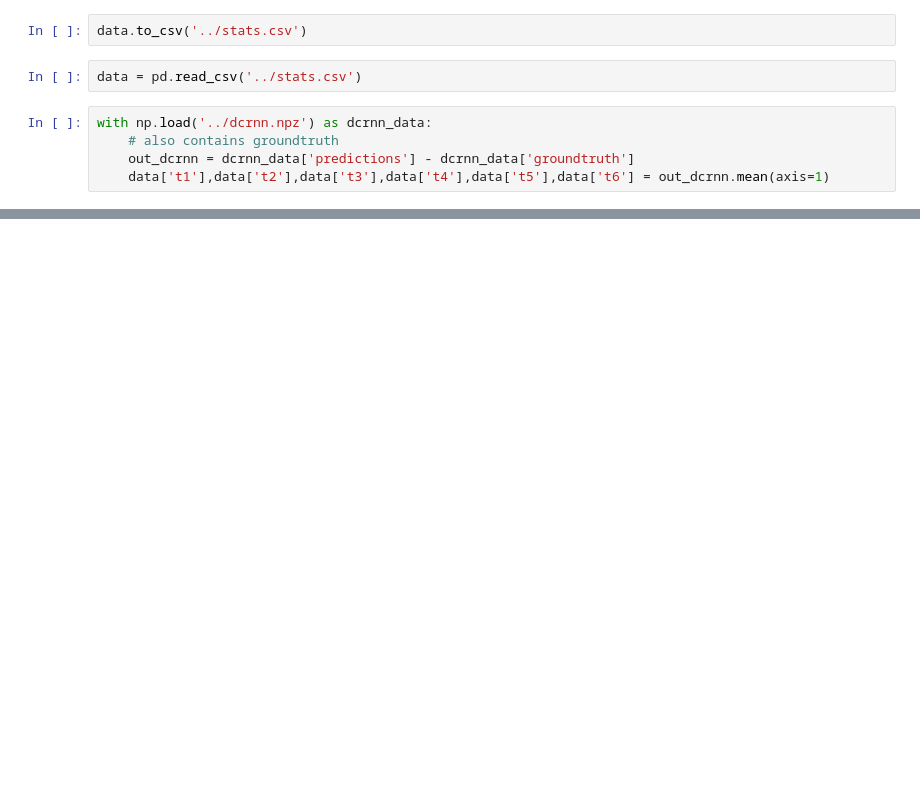
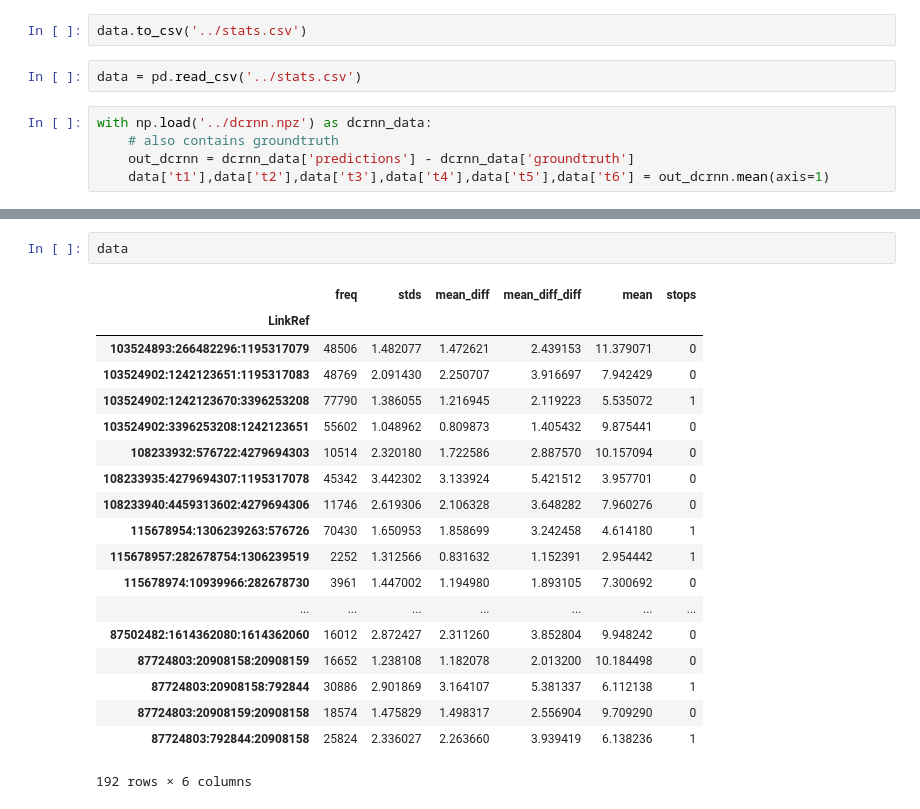
Before and after one commit to intelligenttrafficforecasting/busmodders, a Jupyter notebook: notebooks/stats.ipynb, the cells around one changed output, grey strips where cells are left out. Cells and saved outputs as stored; diff of their text form; blank space fills up the shorter version.

Commit message:
Fixed stats such it uses all data and not single frame for frequency.

```diff
--- a/notebooks/stats.ipynb
+++ b/notebooks/stats.ipynb
@@ -134,0 +145,22 @@ ValueError: Cannot broadcast operands together.
+# %%
+data
+# %% [output]
+|  | freq | stds | mean_diff | mean_diff_diff | mean | stops |
+| LinkRef |  |  |  |  |  |  |
+| 103524893:266482296:1195317079 | 48506 | 1.482077 | 1.472621 | 2.439153 | 11.379071 | 0 |
+| 103524902:1242123651:1195317083 | 48769 | 2.091430 | 2.250707 | 3.916697 | 7.942429 | 0 |
+| 103524902:1242123670:3396253208 | 77790 | 1.386055 | 1.216945 | 2.119223 | 5.535072 | 1 |
+| 103524902:3396253208:1242123651 | 55602 | 1.048962 | 0.809873 | 1.405432 | 9.875441 | 0 |
+| 108233932:576722:4279694303 | 10514 | 2.320180 | 1.722586 | 2.887570 | 10.157094 | 0 |
+| 108233935:4279694307:1195317078 | 45342 | 3.442302 | 3.133924 | 5.421512 | 3.957701 | 0 |
+| 108233940:4459313602:4279694306 | 11746 | 2.619306 | 2.106328 | 3.648282 | 7.960276 | 0 |
+| 115678954:1306239263:576726 | 70430 | 1.650953 | 1.858699 | 3.242458 | 4.614180 | 1 |
+| 115678957:282678754:1306239519 | 2252 | 1.312566 | 0.831632 | 1.152391 | 2.954442 | 1 |
+| 115678974:10939966:282678730 | 3961 | 1.447002 | 1.194980 | 1.893105 | 7.300692 | 0 |
+| ... | ... | ... | ... | ... | ... | ... |
+| 87502482:1614362080:1614362060 | 16012 | 2.872427 | 2.311260 | 3.852804 | 9.948242 | 0 |
+| 87724803:20908158:20908159 | 16652 | 1.238108 | 1.182078 | 2.013200 | 10.184498 | 0 |
+| 87724803:20908158:792844 | 30886 | 2.901869 | 3.164107 | 5.381337 | 6.112138 | 1 |
+| 87724803:20908159:20908158 | 18574 | 1.475829 | 1.498317 | 2.556904 | 9.709290 | 0 |
+| 87724803:792844:20908158 | 25824 | 2.336027 | 2.263660 | 3.939419 | 6.138236 | 1 |
+192 rows × 6 columns
```
Also changed, not shown: parts of 6 cells of this notebook, 1 other file.
